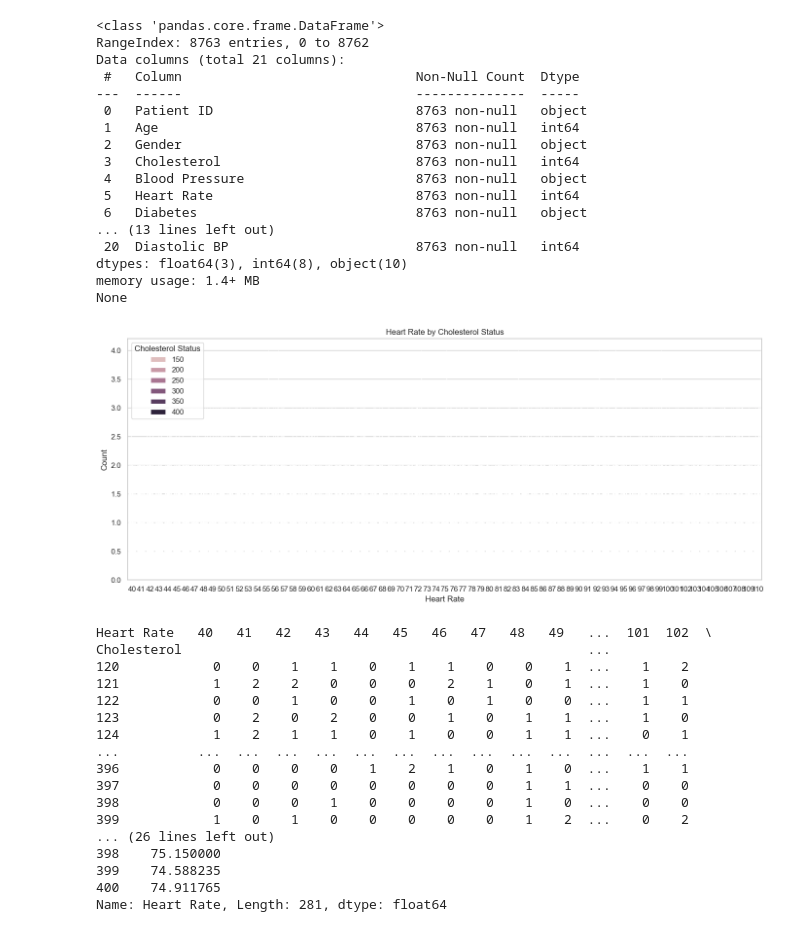
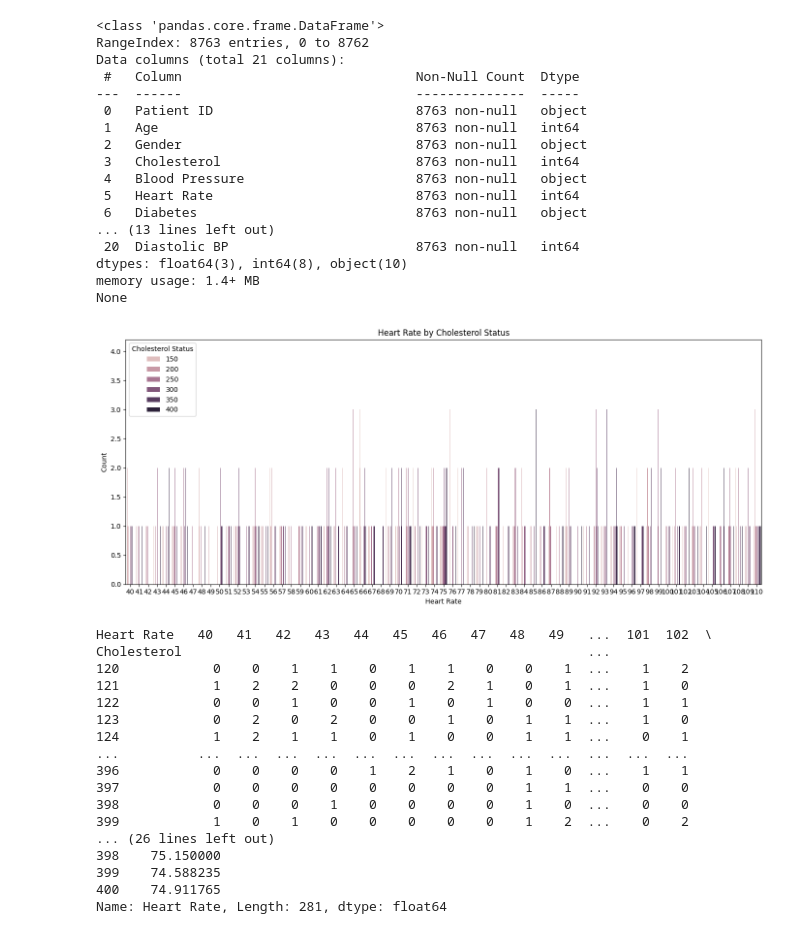
Before and after one commit to rawataditya1/Coronary-Artery-Disease-Prediction---CSE587C, a Jupyter notebook: Main.ipynb, the cells around one changed output. Saved outputs shown, nothing was run; the diff lists cells and outputs as text; code cells hidden in the pictures.

```diff
--- a/Main.ipynb
+++ b/Main.ipynb
@@ -279,7 +261,7 @@ print(smok_data.info())
 
 # Heart Attacks rate by Cholesterol Status
 plt.figure(figsize=(14, 6))
-sns.countplot(x='Heart Rate', hue='Cholesterol', data=data)
+sns.countplot(x='Heart Rate', hue='Cholesterol', data=smok_data)
 plt.title('Heart Rate by Cholesterol Status')
 plt.xlabel('Heart Rate')
 plt.ylabel('Count')
@@ -287,36 +269,36 @@ plt.legend(title='Cholesterol Status')
 
 # Show the plot
 plt.tight_layout()
 plt.show()
 
 # Create a contingency table to analyse the hheart attach rate by Cholesterol status
-contingency_table = pd.crosstab(data['Cholesterol'], data['Heart Rate'])  # Adjust as necessary
+contingency_table = pd.crosstab(smok_data['Cholesterol'], smok_data['Heart Rate'])  # Adjust as necessary
 print(contingency_table)
 
 
 # Calculate mean heart rate by Cholesterol status
 #This shows the mean heart rates for each Cholesterol status group
-mean_heart_rate = data.groupby('Cholesterol')['Heart Rate'].mean()
+mean_heart_rate = smok_data.groupby('Cholesterol')['Heart Rate'].mean()
 print(mean_heart_rate)
 # %% [output]
 <class 'pandas.core.frame.DataFrame'>
 RangeIndex: 8763 entries, 0 to 8762
 Data columns (total 21 columns):
  #   Column                              Non-Null Count  Dtype
 ---  ------                              --------------  -----
  0   Patient ID                          8763 non-null   object
  1   Age                                 8763 non-null   int64
  2   Gender                              8763 non-null   object
  3   Cholesterol                         8763 non-null   int64
  4   Blood Pressure                      8763 non-null   object
  5   Heart Rate                          8763 non-null   int64
  6   Diabetes                            8763 non-null   object
 ... (13 lines left out)
  20  Diastolic BP                        8763 non-null   int64
 dtypes: float64(3), int64(8), object(10)
 memory usage: 1.4+ MB
 None
-[figure, old version]
+[figure, new version]
 Heart Rate   40   41   42   43   44   45   46   47   48   49   ...  101  102  \
 Cholesterol                                                    ...
 120            0    0    1    1    0    1    1    0    0    1  ...    1    2
```
Also changed, not shown: parts of 26 cells of this notebook, 1 other file.
